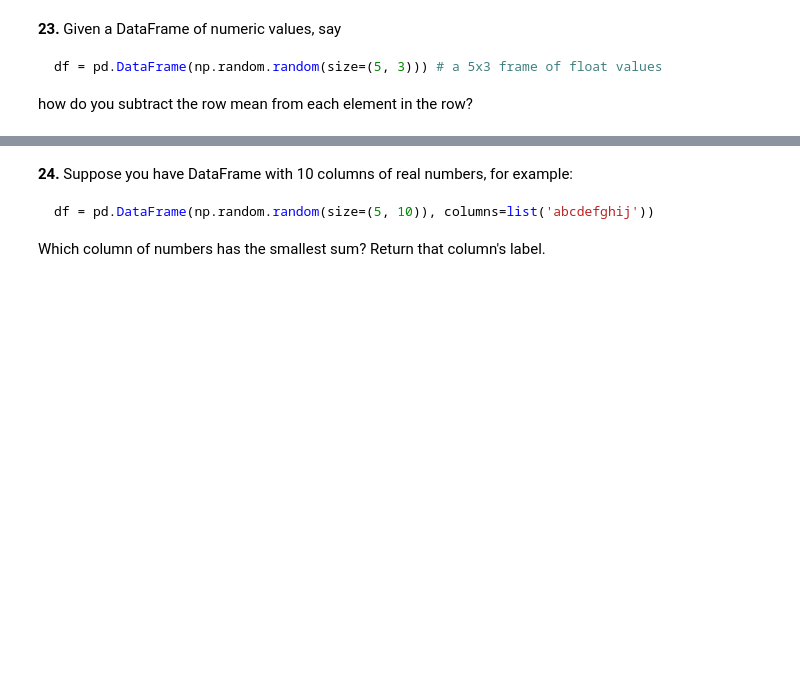
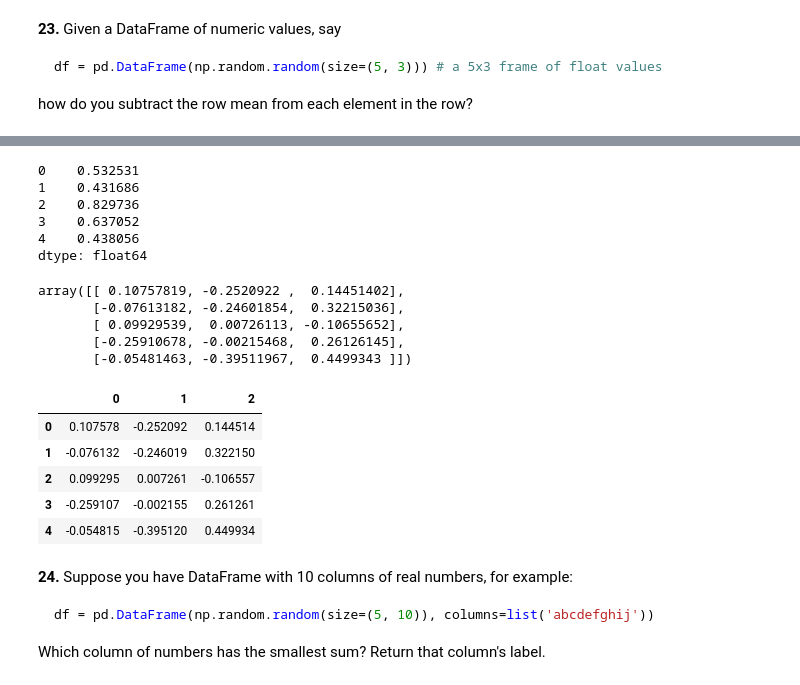
Before and after one commit to hatunglam/100-pandas-puzzles, a Jupyter notebook: 100-pandas-puzzles.ipynb, the cells around one changed output, grey strips where cells are left out. Saved outputs shown, nothing was run; the diff lists cells and outputs as text; code cells hidden in the pictures; blank space fills up the shorter version.

```diff
--- a/100-pandas-puzzles.ipynb
+++ b/100-pandas-puzzles.ipynb
@@ -396,3 +433,30 @@ how do you subtract the row mean from each element in the row?
+# %%
+mean_df = df.mean(axis=1)
+mean_df
+# %% [output]
+0    0.532531
+1    0.431686
+2    0.829736
+3    0.637052
+4    0.438056
+dtype: float64
+# %%
+df.to_numpy() - mean_df.to_numpy().reshape(-1,1)
+# %% [output]
+array([[ 0.10757819, -0.2520922 ,  0.14451402],
+       [-0.07613182, -0.24601854,  0.32215036],
+       [ 0.09929539,  0.00726113, -0.10655652],
+       [-0.25910678, -0.00215468,  0.26126145],
+       [-0.05481463, -0.39511967,  0.4499343 ]])
+# %%
+df.sub(df.mean(axis=1), axis=0)
+# %% [output]
+|  | 0 | 1 | 2 |
+| 0 | 0.107578 | -0.252092 | 0.144514 |
+| 1 | -0.076132 | -0.246019 | 0.322150 |
+| 2 | 0.099295 | 0.007261 | -0.106557 |
+| 3 | -0.259107 | -0.002155 | 0.261261 |
+| 4 | -0.054815 | -0.395120 | 0.449934 |
 # %% [markdown]
 **24.** Suppose you have DataFrame with 10 columns of real numbers, for example:
 
```
Also changed, not shown: parts of 5 cells of this notebook, 1 other file.
